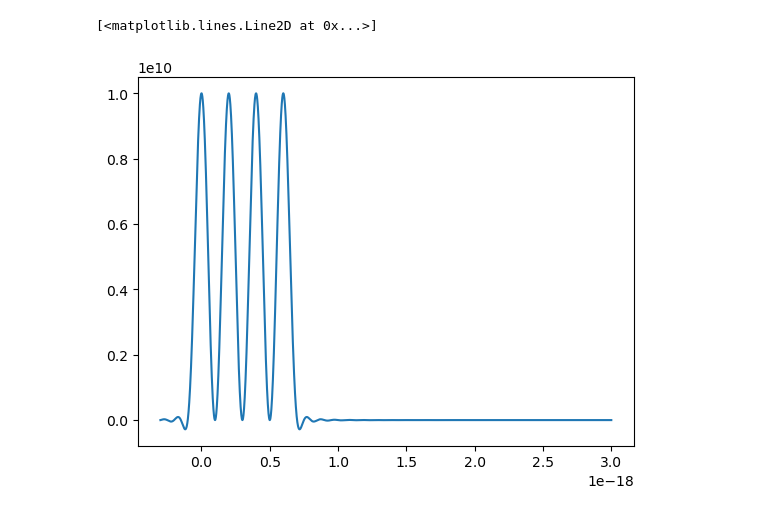
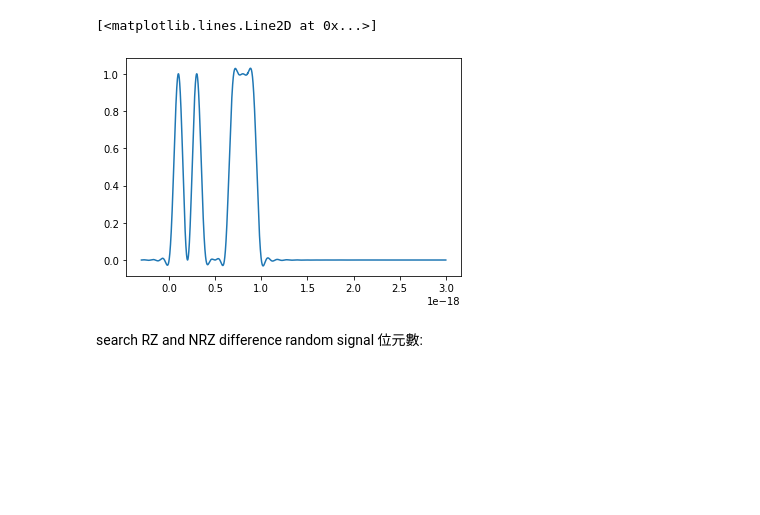
Before and after one commit to blackline0911/couple-mode-theory-in-time, a Jupyter notebook: raise_cosine.ipynb, the cells around one changed output. Drawn from its saved outputs; the diff is of its cells as text; code cells hidden in the pictures; blank space fills up the shorter version.

```diff
--- a/raise_cosine.ipynb
+++ b/raise_cosine.ipynb
@@ -51,6 +52,16 @@ plot(t*t0, rcos(t-T*7,1,T))
-# %%
-figure()
-plot(t*t0, rcos(t,1,T)+rcos(t-T*2,1,T)+ rcos(t-T*4,1,T) + rcos(t-T*6,1,T) )
-# %% [output]
-[<matplotlib.lines.Line2D at 0x...>]
-[figure, removed]
+# %%
+prbs = np.array( [1,0,1,0,0,0,1,1,1])
+sig = np.zeros(len(t))
+# T = 1/2/(f*1e9)
+for i in range(len(prbs)):
+    sig += prbs[i]*rcos(t-(i+1)*T,1,T)
+figure()
+plot(t*t0,sig)
+# figure()
+# plot(t*t0, rcos(t,1,T)+rcos(t-T,1,T)+ rcos(t-T*2,1,T) + rcos(t-T*3,1,T) )
+# %% [output]
+[<matplotlib.lines.Line2D at 0x...>]
+[figure, added]
+# %% [markdown]
+search RZ and NRZ difference
+random signal 位元數:
```
Also changed, not shown: parts of 3 cells of this notebook, 2 other files.
